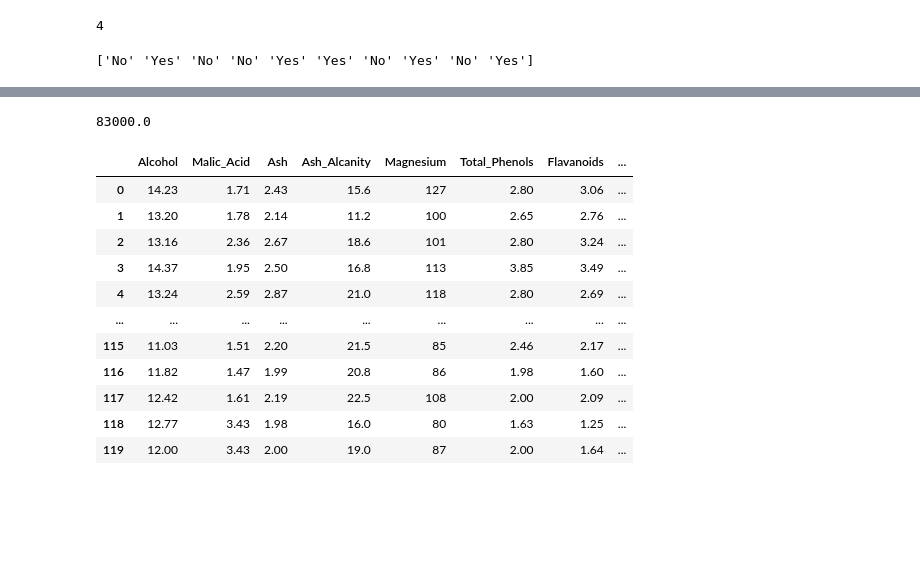
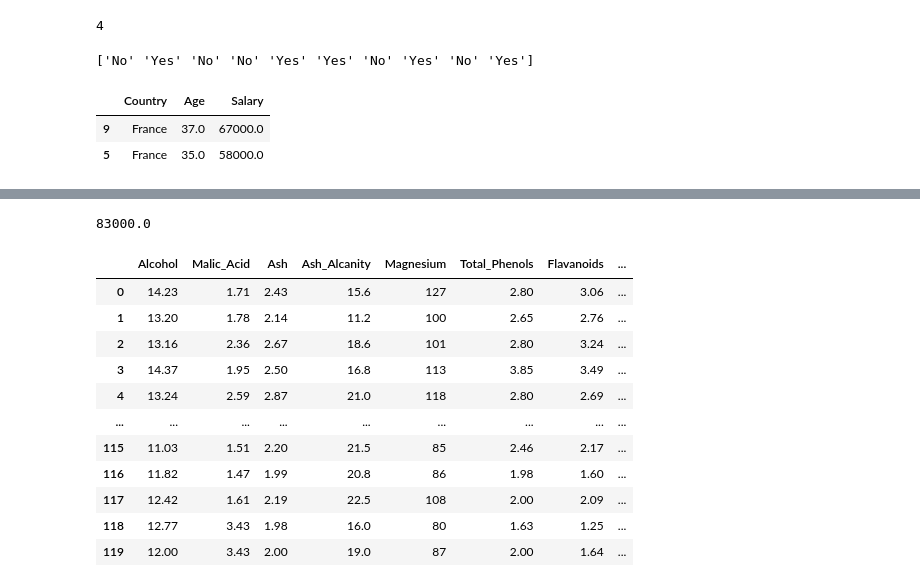
Before and after one commit to ekramasif/Basic-Machine-Learning, a Jupyter notebook: pd_np.ipynb, the cells around one changed output, grey strips where cells are left out. Cells and saved outputs as stored; diff of their text form; code cells hidden in the pictures; blank space fills up the shorter version.

```diff
--- a/pd_np.ipynb
+++ b/pd_np.ipynb
@@ -63,0 +68,6 @@ print(np.array(train_Out))
+# %%
+x_test
+# %% [output]
+|  | Country | Age | Salary |
+| 9 | France | 37.0 | 67000.0 |
+| 5 | France | 35.0 | 58000.0 |
```
Also changed, not shown: parts of 8 cells of this notebook.
